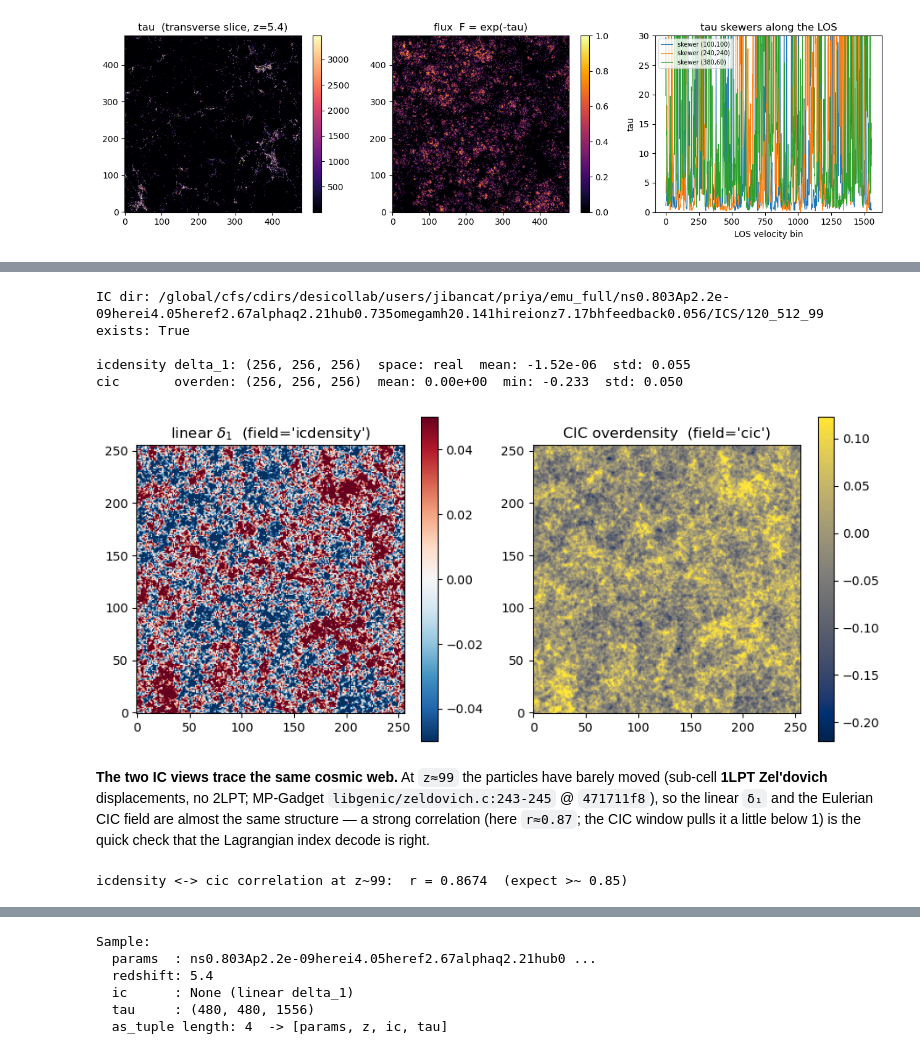
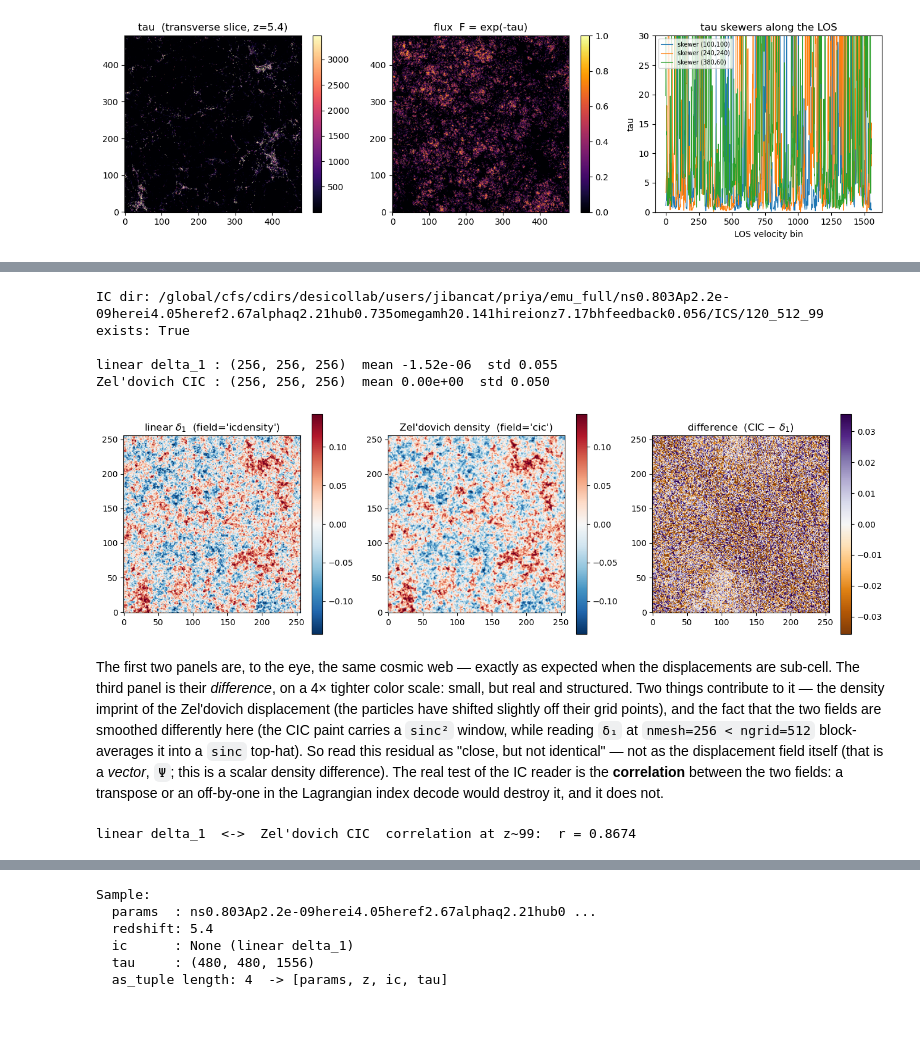
Before and after one commit to jibanCat/priya_loader, a Jupyter notebook: notebooks/quickstart.ipynb, the cells around one changed output, grey strips where cells are left out. Drawn from its saved outputs; the diff is of its cells as text; code cells hidden in the pictures; blank space fills up the shorter version.

```diff
--- a/notebooks/quickstart.ipynb
+++ b/notebooks/quickstart.ipynb
@@ -217,43 +296,48 @@ the bigfile so memory stays bounded (`~3·nmesh³` floats).
 # %%
-ICDIR = Path(ROOT) / sim.directory.name / "ICS" / "120_512_99"   # low-res = 512^3
+ICDIR = Path(ROOT) / sim.directory.name / "ICS" / "120_512_99"   # the 512^3 companion (production ICs are 1536^3)
 print("IC dir:", ICDIR, "\nexists:", ICDIR.is_dir())
 
-lin = load_ic_density(ICDIR, ptype="dm", nmesh=256, field="icdensity")  # native linear delta_1
-cic = load_ic_density(ICDIR, ptype="dm", nmesh=256, field="cic")        # Eulerian CIC
+lin = load_ic_density(ICDIR, ptype="dm", nmesh=256, field="icdensity")  # linear delta_1
+cic = load_ic_density(ICDIR, ptype="dm", nmesh=256, field="cic")        # Zel'dovich (CIC)
 
-print("\nicdensity delta_1:", lin.delta.shape, " space:", lin.space,
-      " mean: %.2e  std: %.3f" % (lin.delta.mean(), lin.delta.std()))
-print("cic       overden:", cic.delta.shape,
-      " mean: %.2e  min: %.3f  std: %.3f" % (cic.delta.mean(), cic.delta.min(), cic.delta.std()))
+print("\nlinear delta_1 :", lin.delta.shape, " mean %.2e  std %.3f" % (lin.delta.mean(), lin.delta.std()))
+print("Zel'dovich CIC :", cic.delta.shape, " mean %.2e  std %.3f" % (cic.delta.mean(), cic.delta.std()))
 
 k = lin.delta.shape[2] // 2
-fig, ax = plt.subplots(1, 2, figsize=(9.2, 4.0))
-im0 = ax[0].imshow(lin.delta[:, :, k], origin="lower", cmap="RdBu_r",
-                   vmin=-0.05, vmax=0.05)
+v = float(np.percentile(np.abs(lin.delta), 99))          # shared symmetric scale
+diff = cic.delta[:, :, k] - lin.delta[:, :, k]
+fig, ax = plt.subplots(1, 3, figsize=(13.5, 4.0))
+im0 = ax[0].imshow(lin.delta[:, :, k], origin="lower", cmap="RdBu_r", vmin=-v, vmax=v)
 ax[0].set_title(r"linear $\delta_1$  (field='icdensity')"); fig.colorbar(im0, ax=ax[0])
-im1 = ax[1].imshow(cic.delta[:, :, k], origin="lower", cmap="cividis",
-                   vmax=np.percentile(cic.delta, 99))
-ax[1].set_title("CIC overdensity  (field='cic')"); fig.colorbar(im1, ax=ax[1])
+im1 = ax[1].imshow(cic.delta[:, :, k], origin="lower", cmap="RdBu_r", vmin=-v, vmax=v)
+ax[1].set_title("Zel'dovich density  (field='cic')"); fig.colorbar(im1, ax=ax[1])
+im2 = ax[2].imshow(diff, origin="lower", cmap="PuOr", vmin=-v / 4, vmax=v / 4)
+ax[2].set_title(r"difference  (CIC $-\ \delta_1$)"); fig.colorbar(im2, ax=ax[2])
 plt.tight_layout(); plt.show()
 # %% [output]
 IC dir: /global/cfs/cdirs/desicollab/users/jibancat/priya/emu_full/ns0.803Ap2.2e-09herei4.05heref2.67alphaq2.21hub0.735omegamh20.141hireionz7.17bhfeedback0.056/ICS/120_512_99
 exists: True
 
-icdensity delta_1: (256, 256, 256)  space: real  mean: -1.52e-06  std: 0.055
-cic       overden: (256, 256, 256)  mean: 0.00e+00  min: -0.233  std: 0.050
+linear delta_1 : (256, 256, 256)  mean -1.52e-06  std 0.055
+Zel'dovich CIC : (256, 256, 256)  mean 0.00e+00  std 0.050
-[figure, old version]
+[figure, new version]
-# %% [markdown]
-**The two IC views trace the same cosmic web.** At `z≈99` the particles have
-barely moved (sub-cell **1LPT Zel'dovich** displacements, no 2LPT; MP-Gadget
-`libgenic/zeldovich.c:243-245` @ `471711f8`), so the linear `δ₁` and the Eulerian
-CIC field are almost the same structure — a strong correlation (here `r≈0.87`; the
-CIC window pulls it a little below 1) is the quick check that the Lagrangian index
-decode is right.
+# %% [markdown]
+The first two panels are, to the eye, the same cosmic web — exactly as expected
+when the displacements are sub-cell. The third panel is their *difference*, on a 4×
+tighter color scale: small, but real and structured. Two things contribute to it — the
+density imprint of the Zel'dovich displacement (the particles have shifted slightly off
+their grid points), and the fact that the two fields are smoothed differently here (the
+CIC paint carries a `sinc²` window, while reading `δ₁` at `nmesh=256 < ngrid=512`
+block-averages it into a `sinc` top-hat). So read this residual as "close, but not
+identical" — not as the displacement field itself (that is a *vector*, `Ψ`; this is a
+scalar density difference). The real test of the IC reader is the **correlation**
+between the two fields: a transpose or an off-by-one in the Lagrangian index decode
+would destroy it, and it does not.
 # %%
 a = (lin.delta - lin.delta.mean()).ravel()
 b = (cic.delta - cic.delta.mean()).ravel()
 r = float(np.dot(a, b) / (np.linalg.norm(a) * np.linalg.norm(b)))
-print("icdensity <-> cic correlation at z~99:  r = %.4f  (expect >~ 0.85)" % r)
+print("linear delta_1  <->  Zel'dovich CIC  correlation at z~99:  r = %.4f" % r)
 # %% [output]
-icdensity <-> cic correlation at z~99:  r = 0.8674  (expect >~ 0.85)
+linear delta_1  <->  Zel'dovich CIC  correlation at z~99:  r = 0.8674
 # %% [markdown]
```
Also changed, not shown: parts of 20 cells of this notebook, 1 other file.
